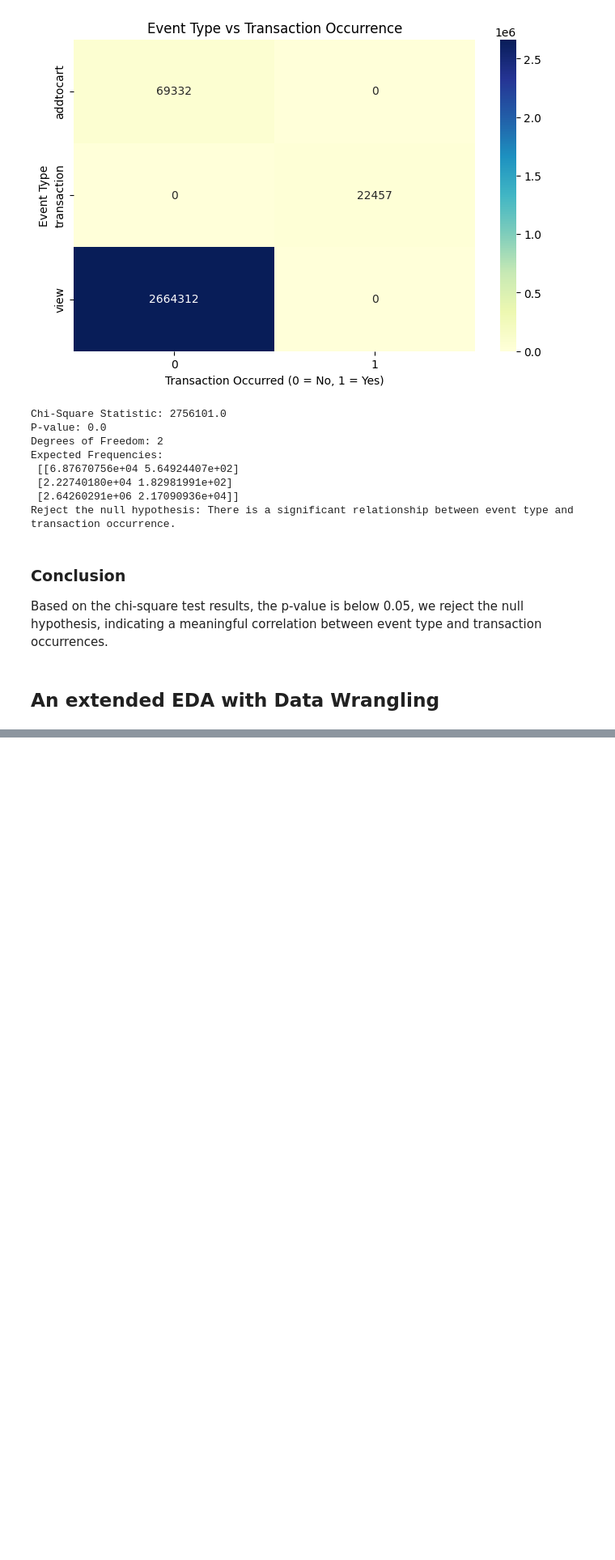
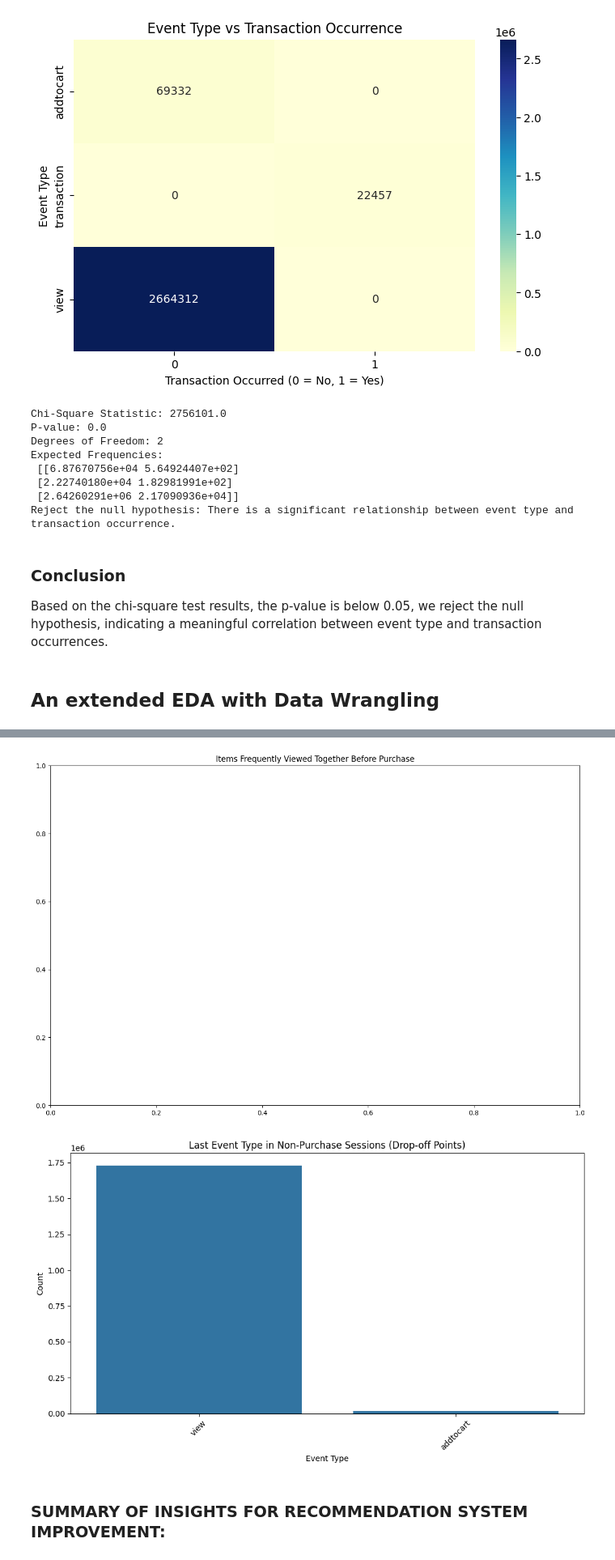
Before and after one commit to MariethPerez/ecommerce-recomendation, a Jupyter notebook: EDA_ecommerce.ipynb, the cells around one changed output, grey strips where cells are left out. Shown: that part at 81% size. Cells and saved outputs as stored; diff of their text form; code cells hidden in the pictures; blank space fills up the shorter version.

Commit message:
include cause-effect

```diff
--- a/EDA_ecommerce.ipynb
+++ b/EDA_ecommerce.ipynb
@@ -447,0 +422,74 @@ Based on the daily event count results, I can see that user activity fluctuates
+# %%
+# CAUSE-EFFECT ANALYSIS: What leads to purchases?
+
+# 1. Path to Purchase Analysis
+# Identify common event sequences that lead to transactions
+purchase_sessions = session_stats[session_stats['has_purchase'] == 1]['session_id'].tolist()
+purchase_paths = df[df['session_id'].isin(purchase_sessions)].sort_values(['session_id', 'timestamp'])
+
+# Group events by session and analyze common sequences
+path_analysis = purchase_paths.groupby('session_id')['event'].apply(list).reset_index()
+print("\nAnalyzing event paths that lead to purchases:")
+# Count occurrences of specific event patterns (e.g., view -> add_to_cart -> purchase)
+# This helps identify the typical customer journey
+
+# 2. Conversion Funnel Analysis
+funnel_events = ['view', 'detail_view', 'add_to_cart', 'checkout', 'purchase']  # Replace with your actual event types
+funnel_counts = {}
+for event in funnel_events:
+    funnel_counts[event] = df[df['event'] == event]['session_id'].nunique()
+
+print("\nConversion Funnel Analysis:")
+for i, event in enumerate(funnel_events):
+    count = funnel_counts[event]
+    if i > 0:
+        previous_count = funnel_counts[funnel_events[i-1]]
+        if previous_count > 0:  # Add this check to avoid division by zero
+            drop_rate = 1 - (count / previous_count)
+            print(f"{event}: {count} sessions ({drop_rate:.2%} drop-off from previous step)")
+        else:
+            print(f"{event}: {count} sessions (cannot calculate drop-off rate - previous step had 0 sessions)")
+    else:
+        print(f"{event}: {count} sessions")
+# 3. Time-to-Purchase Analysis
+purchase_events = df[df['has_transaction'] == 1]
+df_with_purchase = df.merge(
+    purchase_events[['session_id', 'timestamp']].rename(columns={'timestamp': 'purchase_time'}),
+    on='session_id',
+    how='left'
+)
+df_with_purchase['time_to_purchase'] = (df_with_purchase['purchase_time'] - df_with_purchase['timestamp'])/1000  # in seconds
+df_with_purchase = df_with_purchase[df_with_purchase['time_to_purchase'] > 0]
+
+print("\nTime to Purchase Analysis:")
+print(f"Average time from first session event to purchase: {df_with_purchase.groupby('session_id')['time_to_purchase'].min().mean()/60:.2f} minutes")
+
+# 4. Item-to-Item Influence Analysis
+# Find which items viewed together often lead to purchases
+session_items = df.groupby('session_id')['itemid'].apply(list).reset_index()
+purchase_sessions = session_stats[session_stats['has_purchase'] == 1]['session_id'].tolist()
+purchase_item_sessions = session_items[session_items['session_id'].isin(purchase_sessions)]
+
+# Create visualization for this
+plt.figure(figsize=(12, 8))
+# Insert code for item co-occurrence network visualization or heatmap
+plt.title('Items Frequently Viewed Together Before Purchase')
+plt.tight_layout()
+plt.show()
+
+# 5. Drop-off Point Analysis - Find where users typically abandon their sessions
+# Group non-purchase sessions by last event type
+non_purchase_sessions = session_stats[session_stats['has_purchase'] == 0]['session_id'].tolist()
+non_purchase_paths = df[df['session_id'].isin(non_purchase_sessions)]
+last_events = non_purchase_paths.sort_values('timestamp').groupby('session_id').last()
+last_event_counts = last_events['event'].value_counts()
+
+plt.figure(figsize=(10, 6))
+sns.barplot(x=last_event_counts.index, y=last_event_counts.values)
+plt.title('Last Event Type in Non-Purchase Sessions (Drop-off Points)')
+plt.xlabel('Event Type')
+plt.ylabel('Count')
+plt.xticks(rotation=45)
+plt.tight_layout()
+plt.show()
+# %% [output]
@@ -447,0 +507,4 @@ Based on the daily event count results, I can see that user activity fluctuates
+[figure, added]
+[figure, added]
+# %% [markdown]
+### SUMMARY OF INSIGHTS FOR RECOMMENDATION SYSTEM IMPROVEMENT:
```
Also changed, not shown: parts of 7 cells of this notebook.
